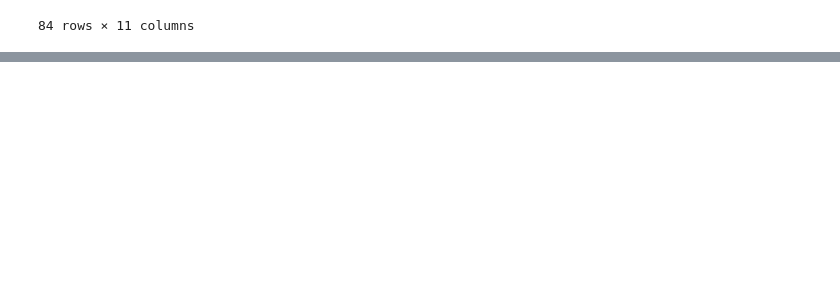
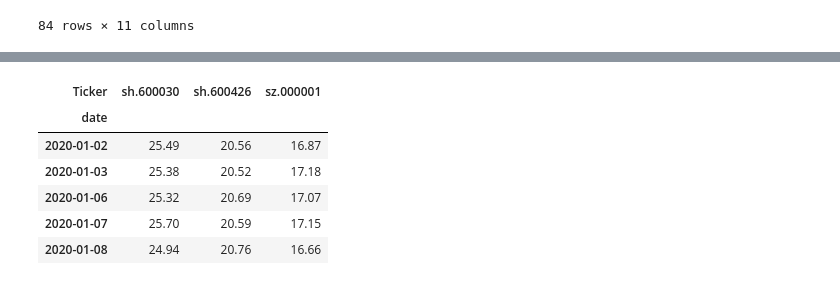
Before and after one commit to Childelau/Normal-Strategies, a Jupyter notebook: AQF/金融数据处理/多只股票信息获取/index.ipynb, the cells around one changed output, grey strips where cells are left out. Drawn from its saved outputs; the diff is of its cells as text; code cells hidden in the pictures; blank space fills up the shorter version.

```diff
--- a/AQF/金融数据处理/多只股票信息获取/index.ipynb
+++ b/AQF/金融数据处理/多只股票信息获取/index.ipynb
@@ -68,3 +90,7 @@ all_stocks
 |  | 2020-02-17 | sh.600426 | 19.1800000000 | 19.5500000000 | 18.7600000000 | 19.1800000000 | 18544417 | 1.144500 | 1 | -0.104200 | 0 | ... |
 |  | 2020-02-18 | sh.600426 | 19.1300000000 | 19.1300000000 | 18.4600000000 | 18.6100000000 | 21509998 | 1.327500 | 1 | -2.971800 | 0 | ... |
 84 rows × 11 columns
+# %%
+#数据可视化
+close_price = all_stocks[['close']].reset_index()
+close_price.head()
@@ -70,0 +115,12 @@ all_stocks
+# %%
+#把所有股价信息显示再一张表格里：数据透视表
+daily_close = close_price.pivot(index='date',columns='Ticker',values='close').astype(float)
+daily_close.head()
+# %% [output]
+| Ticker | sh.600030 | sh.600426 | sz.000001 |
+| date |  |  |  |
+| 2020-01-02 | 25.49 | 20.56 | 16.87 |
+| 2020-01-03 | 25.38 | 20.52 | 17.18 |
+| 2020-01-06 | 25.32 | 20.69 | 17.07 |
+| 2020-01-07 | 25.70 | 20.59 | 17.15 |
+| 2020-01-08 | 24.94 | 20.76 | 16.66 |
```
Also changed, not shown: parts of 5 cells of this notebook.
